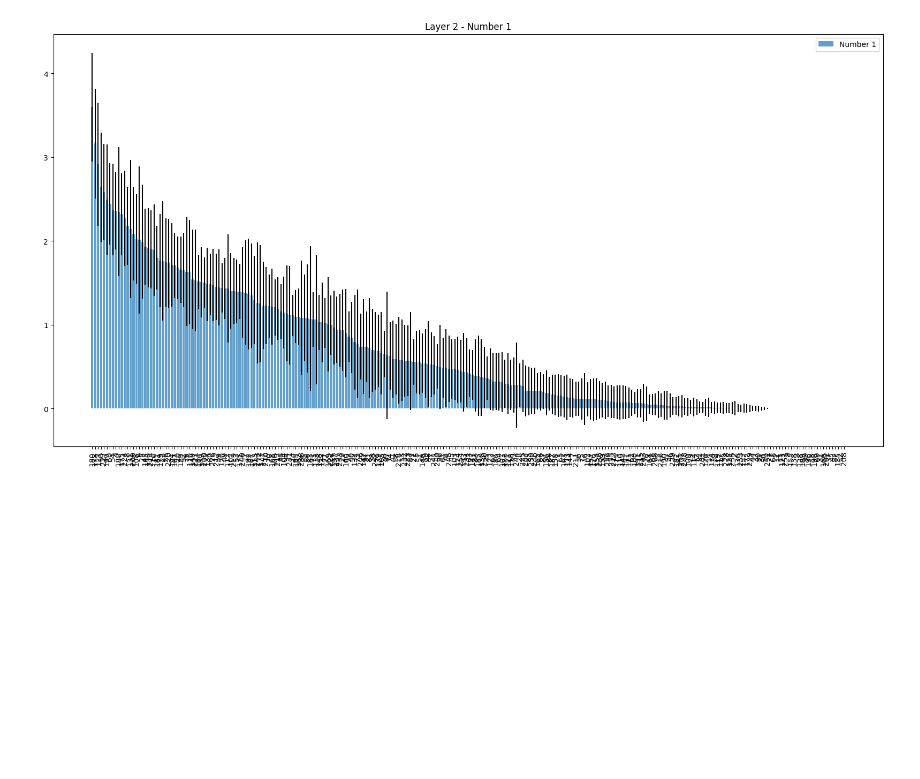
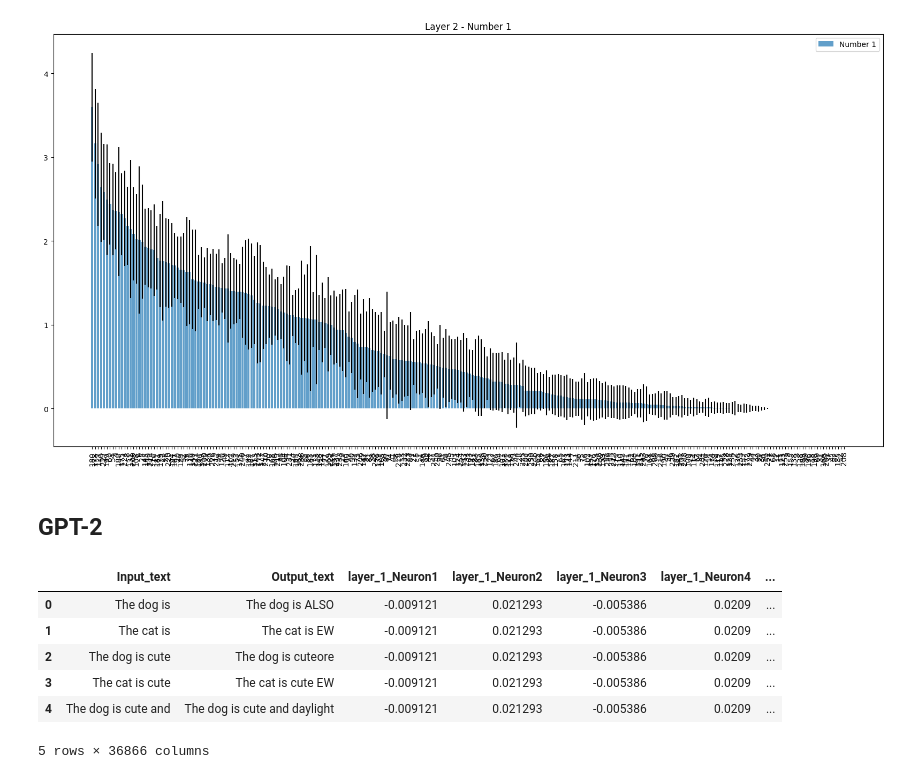
Before and after one commit to miguel-kjh/ExAI, a Jupyter notebook: experiments/activations.ipynb, the cells around one changed output. Saved outputs shown, nothing was run; the diff lists cells and outputs as text; code cells hidden in the pictures; blank space fills up the shorter version.

```diff
--- a/experiments/activations.ipynb
+++ b/experiments/activations.ipynb
@@ -74,3 +74,5 @@ plot_mean_and_std_bar_per_number(df_layer2, 'Layer 2', numbers)
 # %% [output]
 [figure]
 [figure]
+# %% [markdown]
+## GPT-2
@@ -76,0 +89,12 @@ plot_mean_and_std_bar_per_number(df_layer2, 'Layer 2', numbers)
+# %%
+folder = os.path.join('activations', 'gpt2.pickle')
+df = pd.read_pickle(folder)
+df.head()
+# %% [output]
+|  | Input_text | Output_text | layer_1_Neuron1 | layer_1_Neuron2 | layer_1_Neuron3 | layer_1_Neuron4 | ... |
+| 0 | The dog is | The dog is ALSO | -0.009121 | 0.021293 | -0.005386 | 0.0209 | ... |
+| 1 | The cat is | The cat is EW | -0.009121 | 0.021293 | -0.005386 | 0.0209 | ... |
+| 2 | The dog is cute | The dog is cuteore | -0.009121 | 0.021293 | -0.005386 | 0.0209 | ... |
+| 3 | The cat is cute | The cat is cute EW | -0.009121 | 0.021293 | -0.005386 | 0.0209 | ... |
+| 4 | The dog is cute and | The dog is cute and daylight | -0.009121 | 0.021293 | -0.005386 | 0.0209 | ... |
+5 rows × 36866 columns
```
Also changed, not shown: parts of 7 cells of this notebook, 1 other file.
